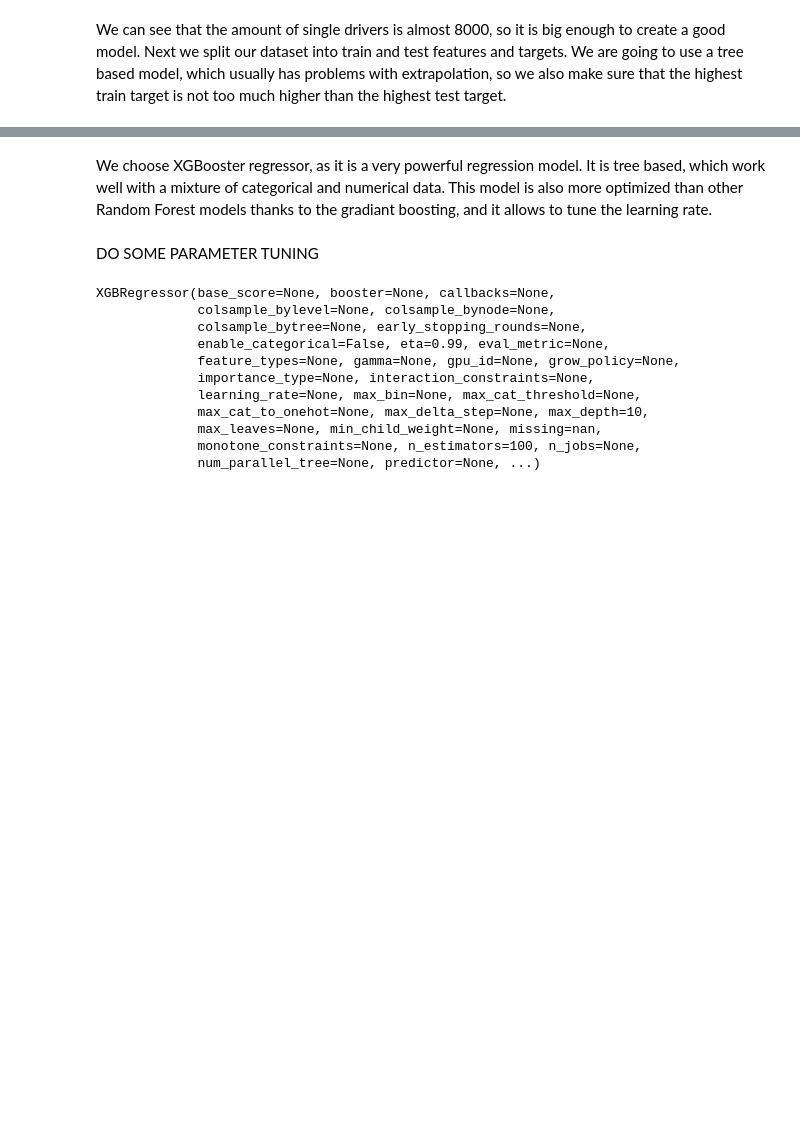
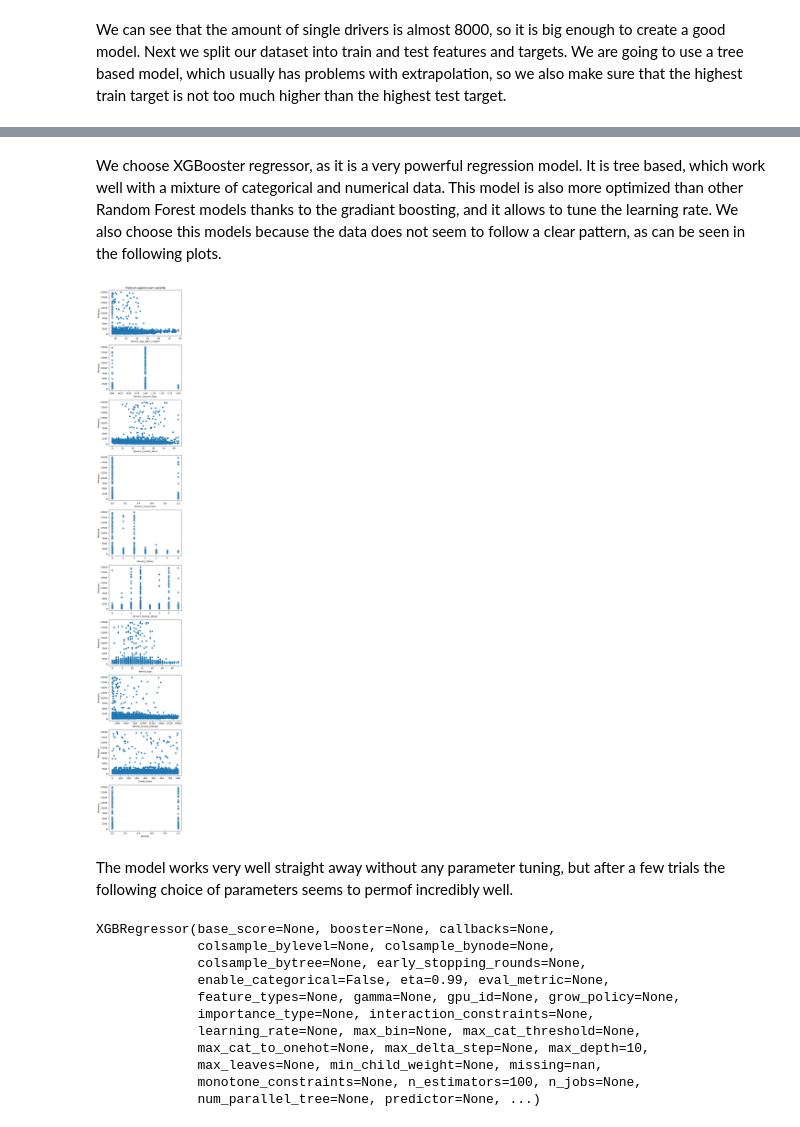
Before and after one commit to JaviMaligno/Assessments, a Jupyter notebook: HastingDirect/Candidate_Pack/two_models.ipynb, the cells around one changed output, grey strips where cells are left out. Drawn from its saved outputs; the diff is of its cells as text; code cells hidden in the pictures; blank space fills up the shorter version.

```diff
--- a/HastingDirect/Candidate_Pack/two_models.ipynb
+++ b/HastingDirect/Candidate_Pack/two_models.ipynb
@@ -497,7 +497,19 @@ y_train.max(), y_test.max()
 # %% [markdown]
-We choose XGBooster regressor, as it is a very powerful regression model. It is tree based, which work well with a mixture of categorical and numerical data. This model is also more optimized than other Random Forest models thanks to the gradiant boosting, and it allows to tune the learning rate.
+We choose XGBooster regressor, as it is a very powerful regression model. It is tree based, which work well with a mixture of categorical and numerical data. This model is also more optimized than other Random Forest models thanks to the gradiant boosting, and it allows to tune the learning rate. We also choose this models because the data does not seem to follow a clear pattern, as can be seen in the following plots.
-# %% [markdown]
-DO SOME PARAMETER TUNING
+# %%
+# Plot the Premium against each feature
+
+fig, axs = plt.subplots(len(single_drivers.columns)-1, figsize = (6,25))
+axs[0].set_title("Premium against each variable")
+plt.subplots_adjust(top=1.5)
+for i in range(len(single_drivers.columns[:-1])):
+    axs[i].scatter(single_drivers[single_drivers.columns[i]], single_drivers["Premium"])
+    axs[i].set_xlabel(single_drivers.columns[i])
+    axs[i].set_ylabel("Premium")
+# %% [output]
+[figure, added]
+# %% [markdown]
+The model works very well straight away without any parameter tuning, but after a few trials the following choice of parameters seems to permof incredibly well.
 # %%
 
 single_drivers_model = XGBRegressor(eta=0.99, max_depth = 10)
```
Also changed, not shown: parts of 28 cells of this notebook.
